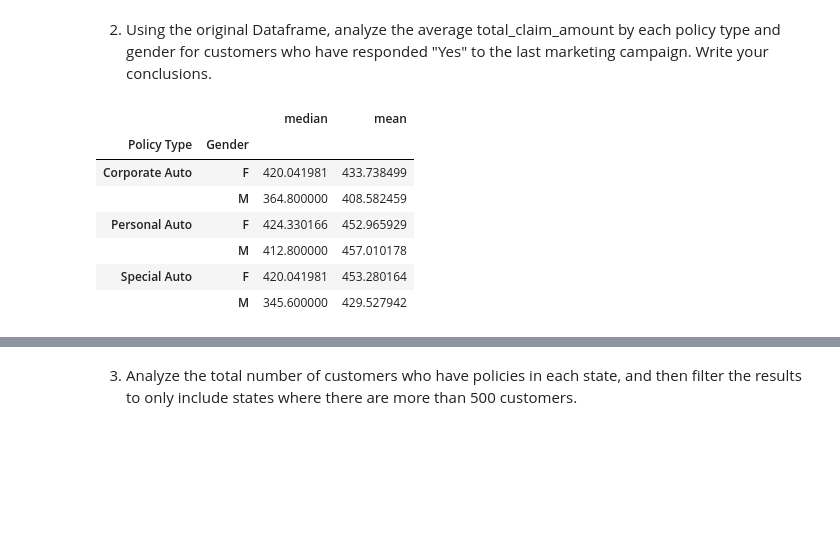
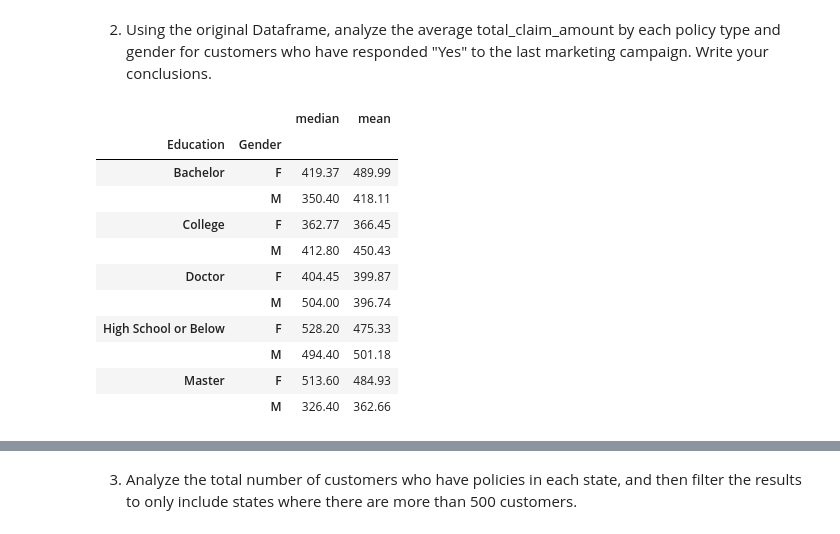
Before and after one commit to BartekSem/Barts_labs, a Jupyter notebook: Barteks_Labs/2_week/lab-dw-aggregating.ipynb, the cells around one changed output, grey strips where cells are left out. Saved outputs shown, nothing was run; the diff lists cells and outputs as text; code cells hidden in the pictures; blank space fills up the shorter version.

```diff
--- a/Barteks_Labs/2_week/lab-dw-aggregating.ipynb
+++ b/Barteks_Labs/2_week/lab-dw-aggregating.ipynb
@@ -57,14 +57,20 @@ cd_agg_campaign
 # %% [markdown]
 2. Using the original Dataframe, analyze the average total_claim_amount by each policy type and gender for customers who have responded "Yes" to the last marketing campaign. Write your conclusions.
-# %%
-average_claims = cd_agg[cd_agg['Response'] == 'Yes'].groupby(['Education', 'Gender'])['Total Claim Amount'].agg(['median', 'mean'])
-average_claims
-# %% [output]
-|  |  | median | mean |
-| Policy Type | Gender |  |  |
-| Corporate Auto | F | 420.041981 | 433.738499 |
-|  | M | 364.800000 | 408.582459 |
-| Personal Auto | F | 424.330166 | 452.965929 |
-|  | M | 412.800000 | 457.010178 |
-| Special Auto | F | 420.041981 | 453.280164 |
-|  | M | 345.600000 | 429.527942 |
+# %%
+average_claims = cd_agg[cd_agg['Response'] == 'Yes'].groupby(['Education', 'Gender'])['Total Claim Amount'].agg(['median', 'mean'])
+round(average_claims,2)
+
+# alternativly i can initiate grouped = cd_agg.groupby['Education', 'Gender']
+# %% [output]
+|  |  | median | mean |
+| Education | Gender |  |  |
+| Bachelor | F | 419.37 | 489.99 |
+|  | M | 350.40 | 418.11 |
+| College | F | 362.77 | 366.45 |
+|  | M | 412.80 | 450.43 |
+| Doctor | F | 404.45 | 399.87 |
+|  | M | 504.00 | 396.74 |
+| High School or Below | F | 528.20 | 475.33 |
+|  | M | 494.40 | 501.18 |
+| Master | F | 513.60 | 484.93 |
+|  | M | 326.40 | 362.66 |
```
Also changed, not shown: parts of 13 cells of this notebook, 3 other files.
